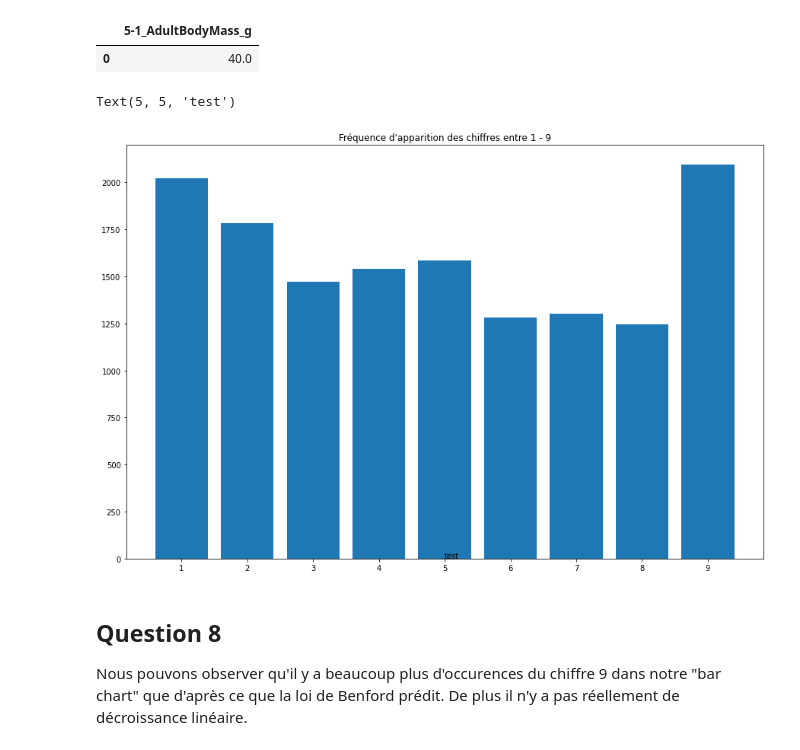
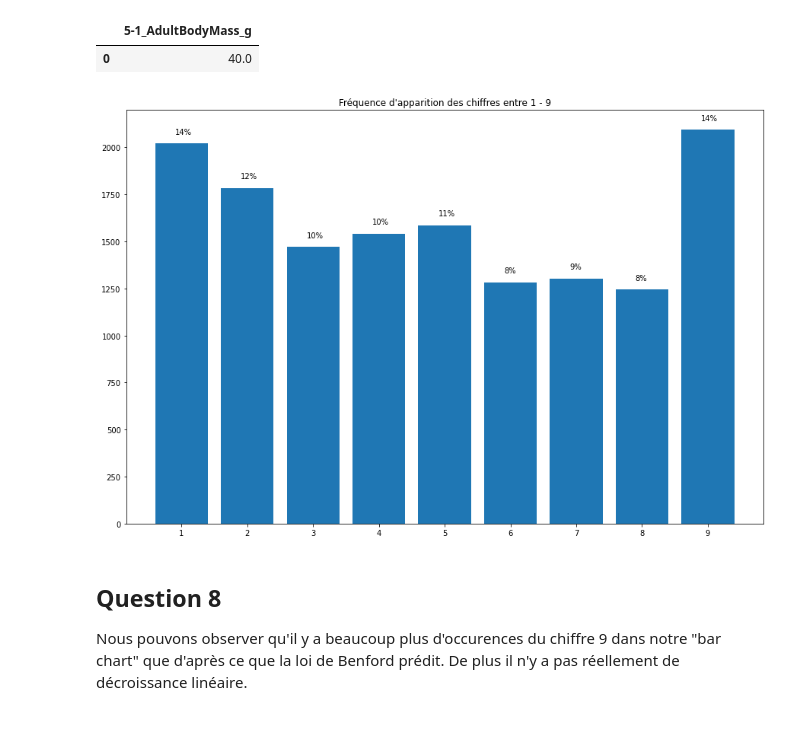
Before and after one commit to richmartins/ISD_L3, a Jupyter notebook: animaux.ipynb, the cells around one changed output. Cells and saved outputs as stored; diff of their text form; code cells hidden in the pictures.

Commit message:
[DONE] ex 3 bar chart with labels

```diff
--- a/animaux.ipynb
+++ b/animaux.ipynb
@@ -126,29 +127,29 @@ filteredData[["5-1_AdultBodyMass_g"]].mode()
 # %%
 # 3)
 frequency = {"1": 0, "2": 0, "3": 0, "4": 0, "5": 0,
              "6": 0, "7": 0, "8": 0, "9": 0, "9": 0}
 
 data = df[df['5-1_AdultBodyMass_g'] > 0]["5-1_AdultBodyMass_g"]
 
 for digit in frequency :
     for mass in data:
         frequency[str(digit)] += str(mass).count(str(digit))
 
 # 4)
 
 fig, ax = plt.subplots()
 
 x = range(1,10)
 plt.rcParams['figure.figsize'] = [15, 10]
 plt.xticks(x)
 plt.title('Fréquence d\'apparition des chiffres entre 1 - 9')
-ax = plt.bar(x, frequency.values())
+plot = plt.bar(x, frequency.values())
 
 
-plt.annotate(text="test",xy=[5,5])
+for i, v in enumerate(frequency.values()):
+    ax.text(i + 0.9, v + 50, str(math.floor(v*100/sum(frequency.values()))) + "%", color='black')
 # %% [output]
-Text(5, 5, 'test')
-[figure, old version]
+[figure, new version]
 # %% [markdown]
 ## Question 8
 
```
Also changed, not shown: parts of 1 cell of this notebook.
